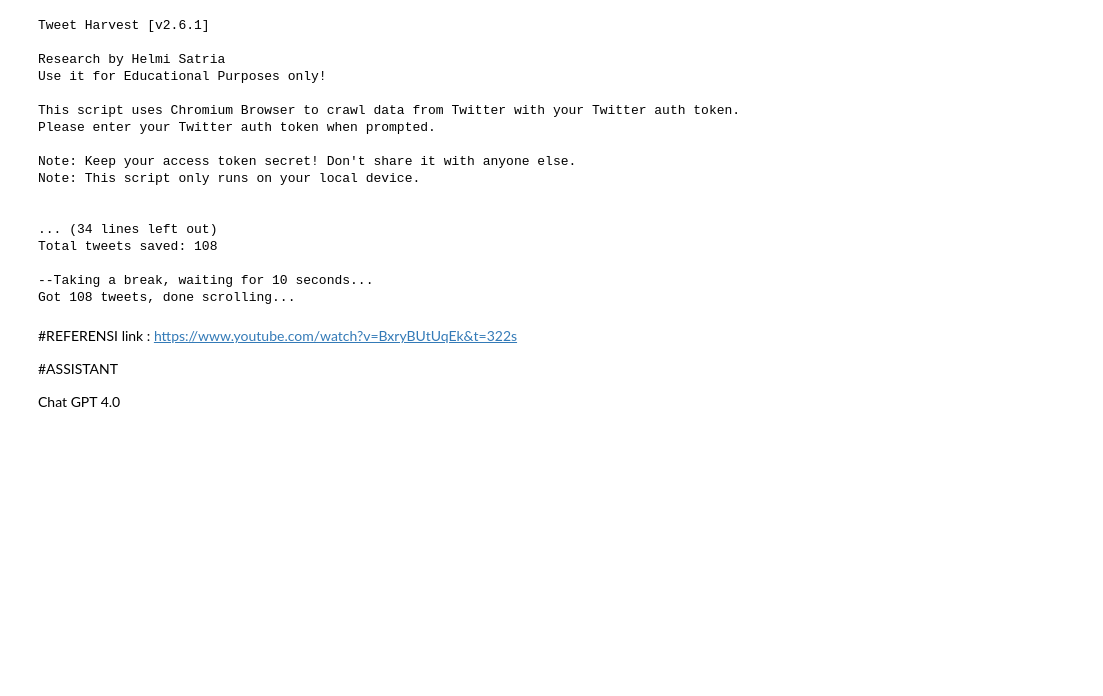
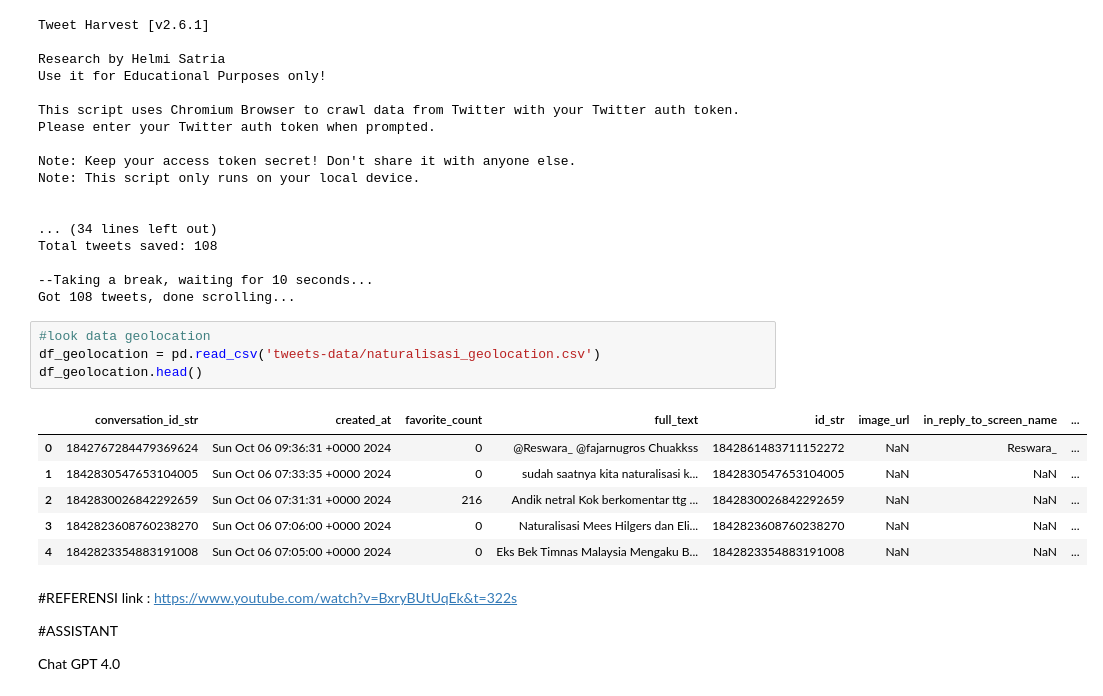
Before and after one commit to khalifardy/analisis_jaringan_sosial, a Jupyter notebook: week_3/code.ipynb, the cells around one changed output. Cells and saved outputs as stored; diff of their text form; blank space fills up the shorter version.

```diff
--- a/week_3/code.ipynb
+++ b/week_3/code.ipynb
@@ -194,6 +194,17 @@ Total tweets saved: 108
 
 --Taking a break, waiting for 10 seconds...
 Got 108 tweets, done scrolling...
+# %%
+#look data geolocation
+df_geolocation = pd.read_csv('tweets-data/naturalisasi_geolocation.csv')
+df_geolocation.head()
+# %% [output]
+|  | conversation_id_str | created_at | favorite_count | full_text | id_str | image_url | in_reply_to_screen_name | ... |
+| 0 | 1842767284479369624 | Sun Oct 06 09:36:31 +0000 2024 | 0 | @Reswara_ @fajarnugros Chuakkss | 1842861483711152272 | NaN | Reswara_ | ... |
+| 1 | 1842830547653104005 | Sun Oct 06 07:33:35 +0000 2024 | 0 | sudah saatnya kita naturalisasi k... | 1842830547653104005 | NaN | NaN | ... |
+| 2 | 1842830026842292659 | Sun Oct 06 07:31:31 +0000 2024 | 216 | Andik netral Kok berkomentar ttg ... | 1842830026842292659 | NaN | NaN | ... |
+| 3 | 1842823608760238270 | Sun Oct 06 07:06:00 +0000 2024 | 0 | Naturalisasi Mees Hilgers dan Eli... | 1842823608760238270 | NaN | NaN | ... |
+| 4 | 1842823354883191008 | Sun Oct 06 07:05:00 +0000 2024 | 0 | Eks Bek Timnas Malaysia Mengaku B... | 1842823354883191008 | NaN | NaN | ... |
 # %% [markdown]
 #REFERENSI
 link : https://www.youtube.com/watch?v=BxryBUtUqEk&t=322s
```
